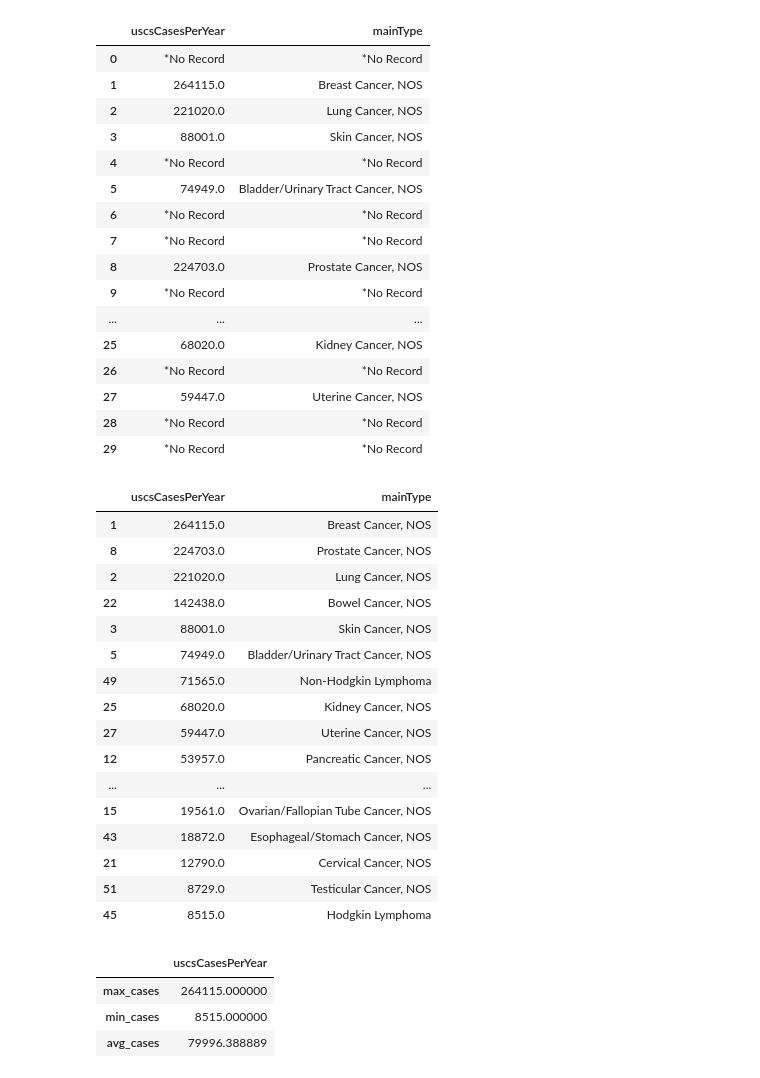
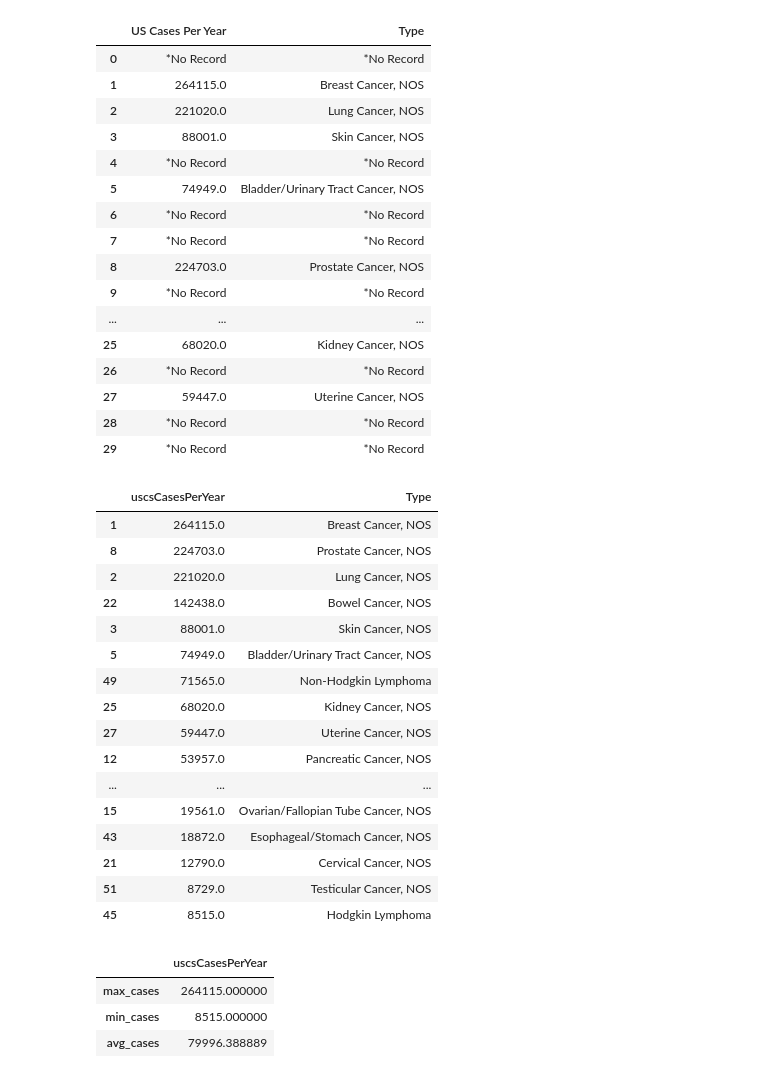
Before and after one commit to blwishom/etav_project, a Jupyter notebook: etav.ipynb, the cells around one changed output. Saved outputs shown, nothing was run; the diff lists cells and outputs as text; code cells hidden in the pictures.

Commit message:
renamed columns and started on visual

```diff
--- a/etav.ipynb
+++ b/etav.ipynb
@@ -39,11 +39,11 @@ cancerDataFrame
 # %%
 #Combining columns cases per year and type to determine most popular types of cases
 usCases_mainType = pd.DataFrame(cancerdb, columns=['uscsCasesPerYear', 'mainType'])
 mostCases = usCases_mainType[:30].fillna('*No Record')
-
+mostCases.rename(columns={'uscsCasesPerYear': 'US Cases Per Year', 'mainType': 'Type'}, inplace=True)
 mostCases
 # %% [output]
-|  | uscsCasesPerYear | mainType |
+|  | US Cases Per Year | Type |
 | 0 | *No Record | *No Record |
 | 1 | 264115.0 | Breast Cancer, NOS |
 | 2 | 221020.0 | Lung Cancer, NOS |
@@ -66,15 +66,18 @@ mostCases
 # used lambda function checking for if value exist
 grouped = usCases_mainType.groupby(['uscsCasesPerYear'], group_keys=False).apply(lambda cases: cases).dropna()
 
-grouped.rename(columns={'uscsCasesPerYear': 'US Cases', 'mainType': 'Main Type'})
+# rename columns
+grouped.rename(columns={'...': 'Cases', 'mainType': 'Type'}, inplace=True)
 
 # returns order max to min
 grouped.sort_values(by=['uscsCasesPerYear'], ascending=False)
 
 # # returns order min to max
 # grouped.sort_values(by=['uscsCasesPerYear'], ascending=True)
+
+# print(grouped.columns)
 # %% [output]
-|  | uscsCasesPerYear | mainType |
+|  | uscsCasesPerYear | Type |
 | 1 | 264115.0 | Breast Cancer, NOS |
 | 8 | 224703.0 | Prostate Cancer, NOS |
 | 2 | 221020.0 | Lung Cancer, NOS |
```
Also changed, not shown: parts of 1 cell of this notebook.
